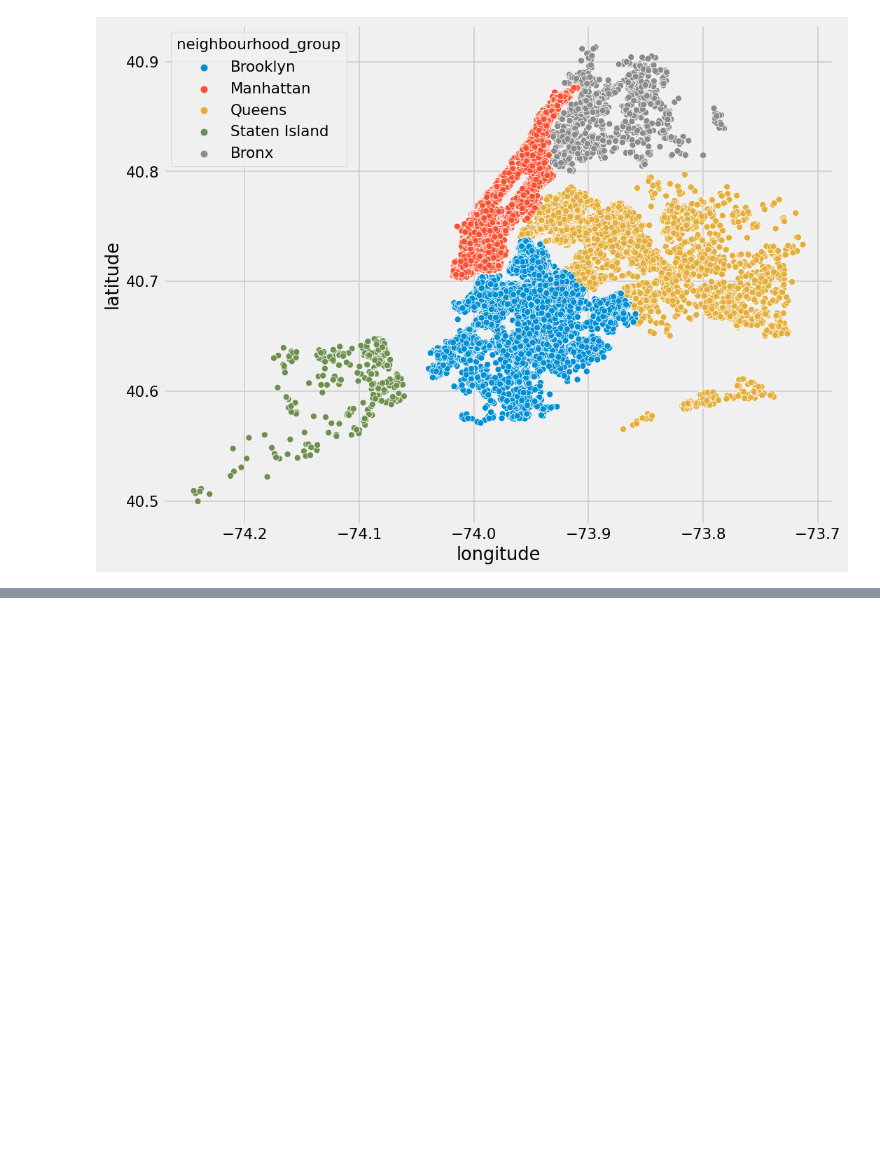
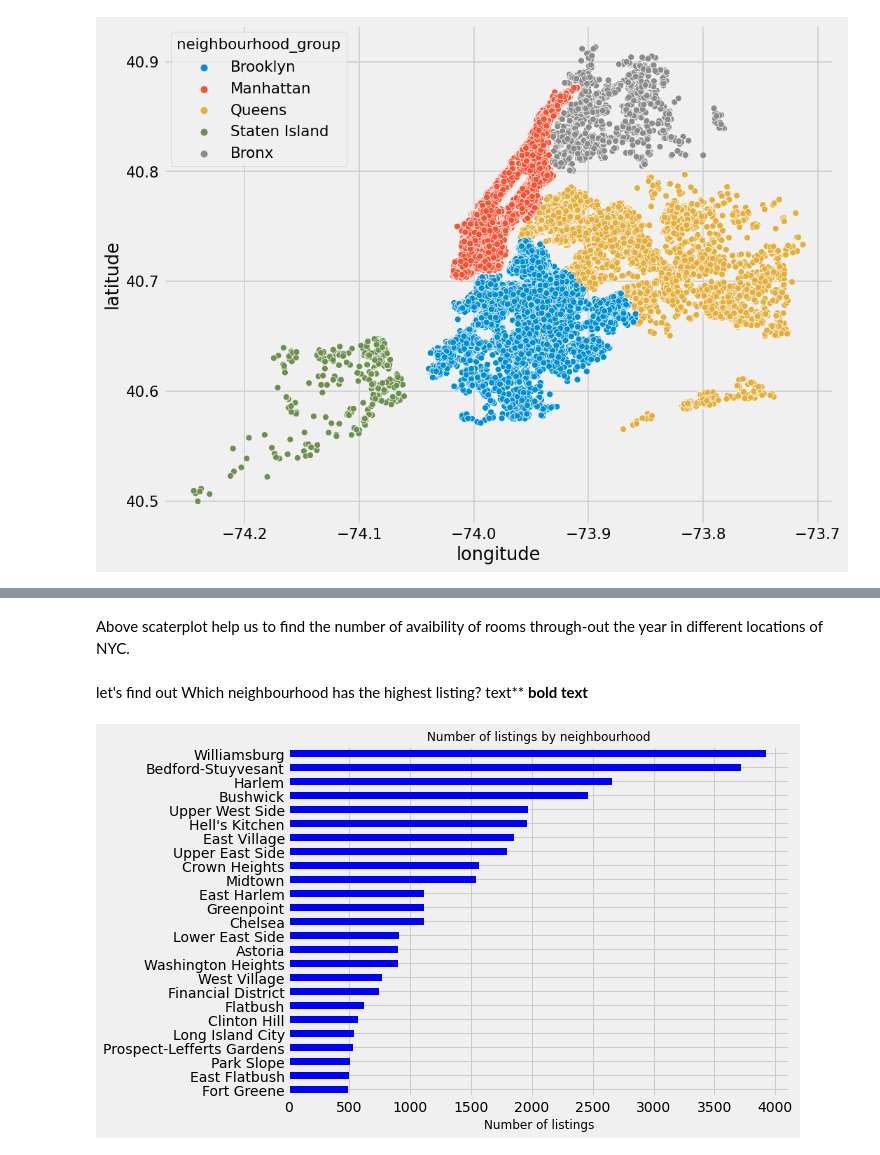
Before and after one commit to Dhanashree3329/Airbnb3329, a Jupyter notebook: Airbnb3329.ipynb, the cells around one changed output, grey strips where cells are left out. Drawn from its saved outputs; the diff is of its cells as text; code cells hidden in the pictures; blank space fills up the shorter version.

```diff
--- a/Airbnb3329.ipynb
+++ b/Airbnb3329.ipynb
@@ -265,0 +275,14 @@ plt.ioff()
+# %% [markdown]
+Above scaterplot help us to find the number of avaibility of rooms through-out the year in different locations of NYC.
+# %% [markdown]
+ let's find out Which neighbourhood has the highest listing? text** **bold text**
+# %%
+#Seeing which neighborhood has the highest number of listings
+feq = airbnb_df['neighbourhood'].value_counts().sort_values(ascending=True)
+feq = feq[-25:]
+feq.plot.barh(figsize=(8,6), color ='b', width= 0.5)
+plt.title('Number of listings by neighbourhood', fontsize=12)
+plt.xlabel('Number of listings', fontsize = 12)
+plt.show()
+# %% [output]
+[figure, added]
```
Also changed, not shown: parts of 14 cells of this notebook.
